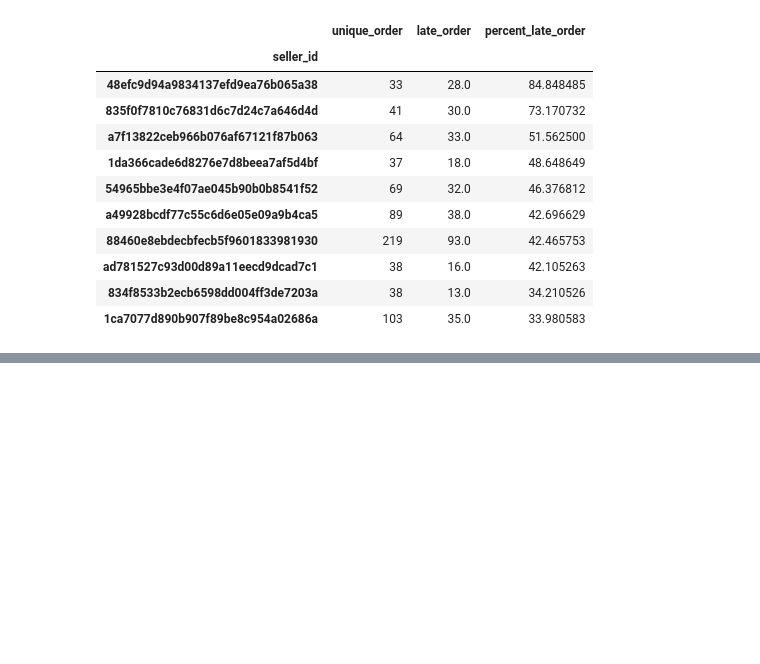
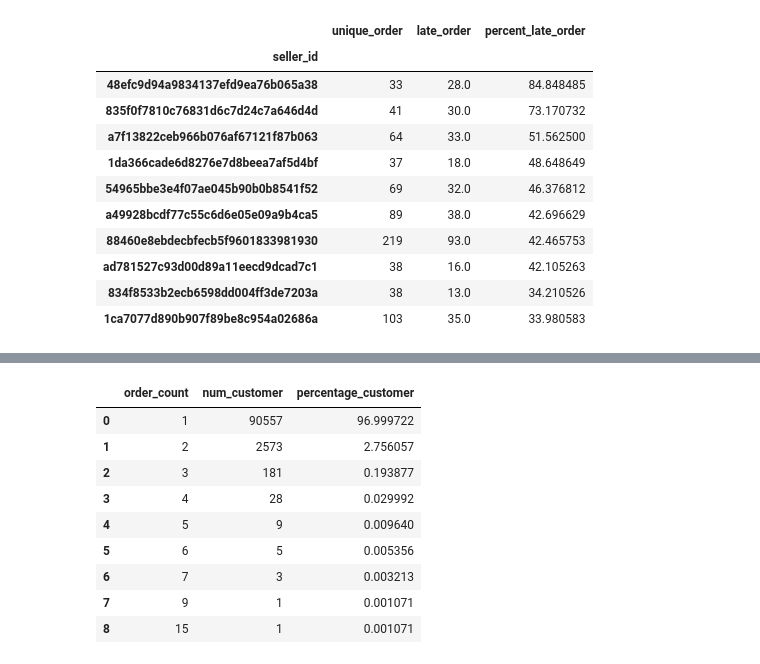
Before and after one commit to danieldhats7/brazilian-e-commerce, a Jupyter notebook: EDA.ipynb, the cells around one changed output, grey strips where cells are left out. Cells and saved outputs as stored; diff of their text form; code cells hidden in the pictures; blank space fills up the shorter version.

```diff
--- a/EDA.ipynb
+++ b/EDA.ipynb
@@ -708,0 +733,20 @@ seller_top_10
+# %%
+customer_counter = df_order.groupby(['customer_unique_id']).count().reset_index()
+customer_counter["order_count"] = customer_counter["order_id"]
+# %%
+
+customer_counter = customer_counter.drop(["order_id", "purchase_MMYYYY", "price", "time_to_shop","purchase_year"], axis=1)
+customer_counter = customer_counter.groupby(["order_count"]).count().reset_index().rename(columns={"customer_unique_id": "num_customer"})
+customer_counter["percentage_customer"] = 100.0 * customer_counter["num_customer"] / customer_counter["num_customer"].sum()
+customer_counter
+# %% [output]
+|  | order_count | num_customer | percentage_customer |
+| 0 | 1 | 90557 | 96.999722 |
+| 1 | 2 | 2573 | 2.756057 |
+| 2 | 3 | 181 | 0.193877 |
+| 3 | 4 | 28 | 0.029992 |
+| 4 | 5 | 9 | 0.009640 |
+| 5 | 6 | 5 | 0.005356 |
+| 6 | 7 | 3 | 0.003213 |
+| 7 | 9 | 1 | 0.001071 |
+| 8 | 15 | 1 | 0.001071 |
```
Also changed, not shown: parts of 7 cells of this notebook, 1 other file.
